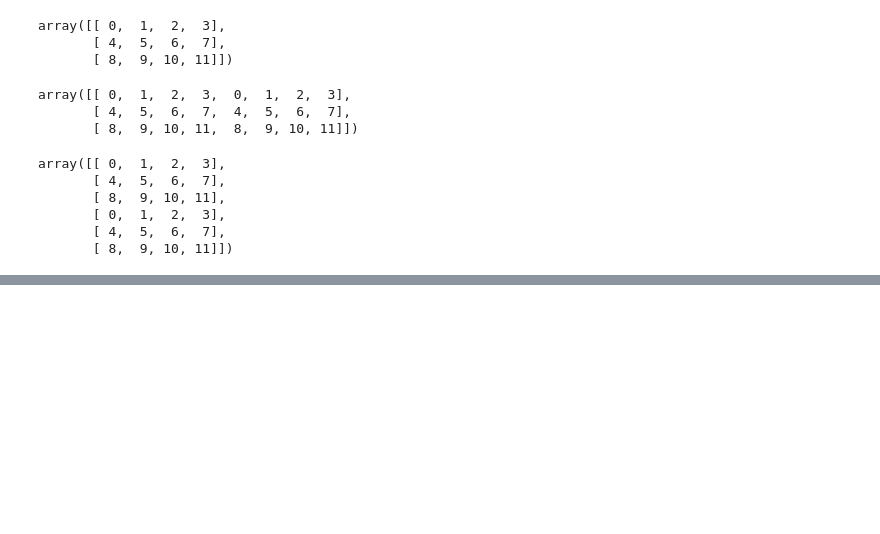
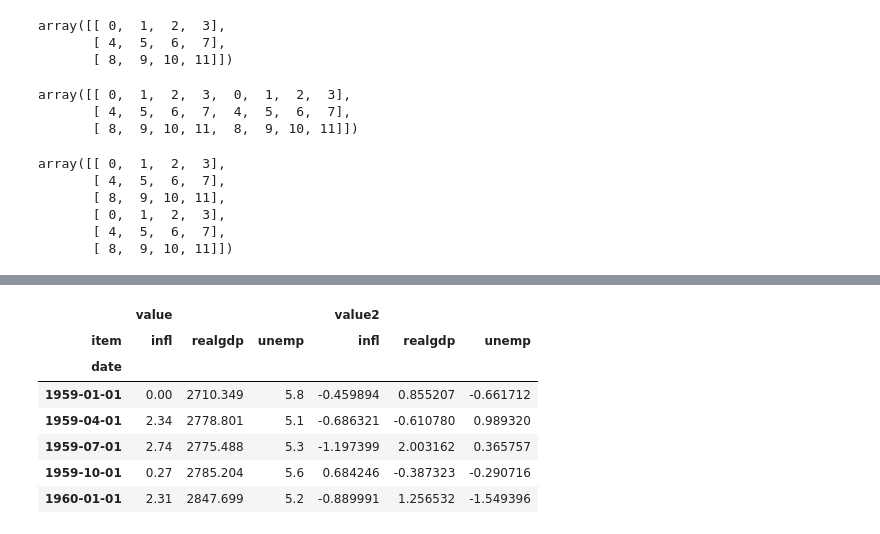
Before and after one commit to galopyz/goldfish, a Jupyter notebook: python_for_data_analysis/04_data_wrangling.ipynb, the cells around one changed output, grey strips where cells are left out. Drawn from its saved outputs; the diff is of its cells as text; code cells hidden in the pictures; blank space fills up the shorter version.

Commit message:
Add pivoting and data

```diff
--- a/python_for_data_analysis/04_data_wrangling.ipynb
+++ b/python_for_data_analysis/04_data_wrangling.ipynb
@@ -577,0 +963,4 @@ array([[ 0,  1,  2,  3],
+# %%
+periods = pd.PeriodIndex.from_fields(year=data.pop("year"),
+                                     quarter=data.pop("quarter"))
+periods
@@ -577,0 +974,5 @@ array([[ 0,  1,  2,  3],
+# %%
+data.index = periods.to_timestamp("D")
+data.index.name = 'date'
+data.columns.name = "item"
+data.head()
@@ -577,0 +1005,5 @@ array([[ 0,  1,  2,  3],
+# %%
+long_data = (data.stack()
+             .reset_index()
+             .rename(columns={0: "value"}))
+long_data.head()
@@ -577,0 +1033,3 @@ array([[ 0,  1,  2,  3],
+# %%
+long_data["value2"] = np.random.standard_normal(len(long_data))
+long_data[:10]
@@ -577,0 +1048,12 @@ array([[ 0,  1,  2,  3],
+# %%
+pivoted = long_data.pivot(index="date", columns="item")
+pivoted.head()
+# %% [output]
+|  | value |  |  | value2 |  |  |
+| item | infl | realgdp | unemp | infl | realgdp | unemp |
+| date |  |  |  |  |  |  |
+| 1959-01-01 | 0.00 | 2710.349 | 5.8 | -0.459894 | 0.855207 | -0.661712 |
+| 1959-04-01 | 2.34 | 2778.801 | 5.1 | -0.686321 | -0.610780 | 0.989320 |
+| 1959-07-01 | 2.74 | 2775.488 | 5.3 | -1.197399 | 2.003162 | 0.365757 |
+| 1959-10-01 | 0.27 | 2785.204 | 5.6 | 0.684246 | -0.387323 | -0.290716 |
+| 1960-01-01 | 2.31 | 2847.699 | 5.2 | -0.889991 | 1.256532 | -1.549396 |
```
Also changed, not shown: parts of 94 cells of this notebook, 1 other file.
